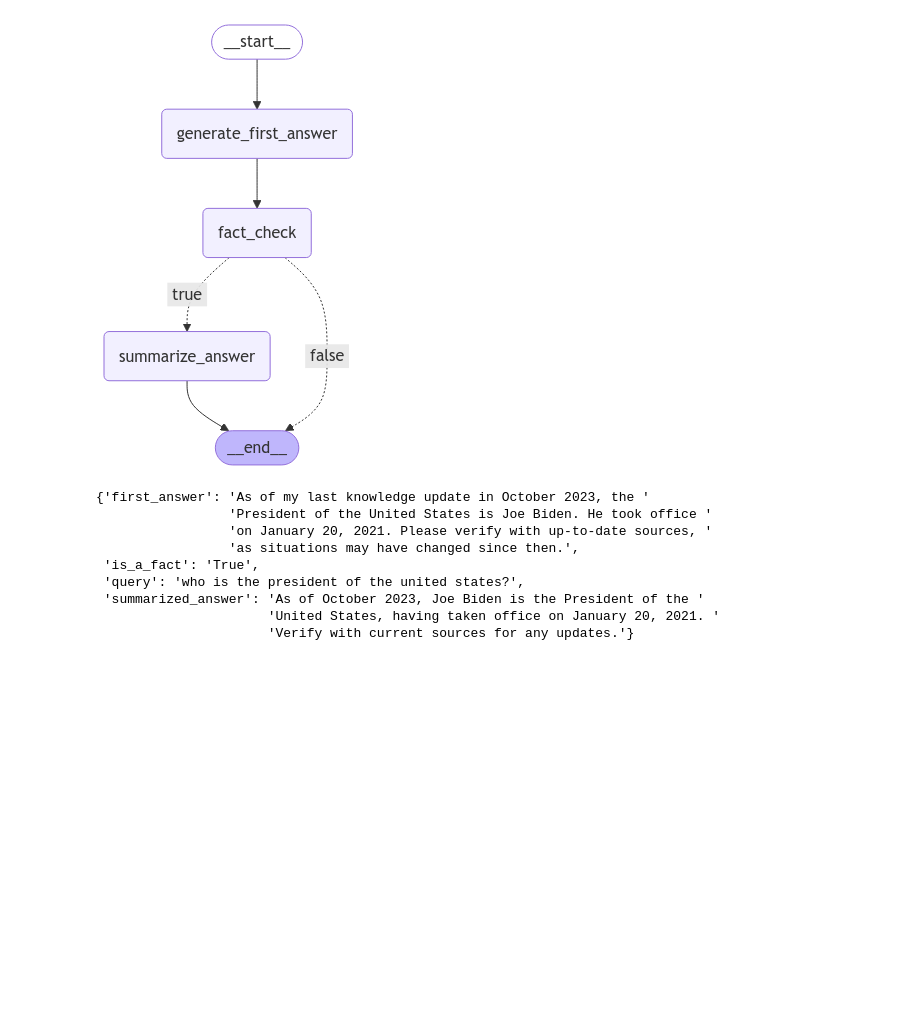
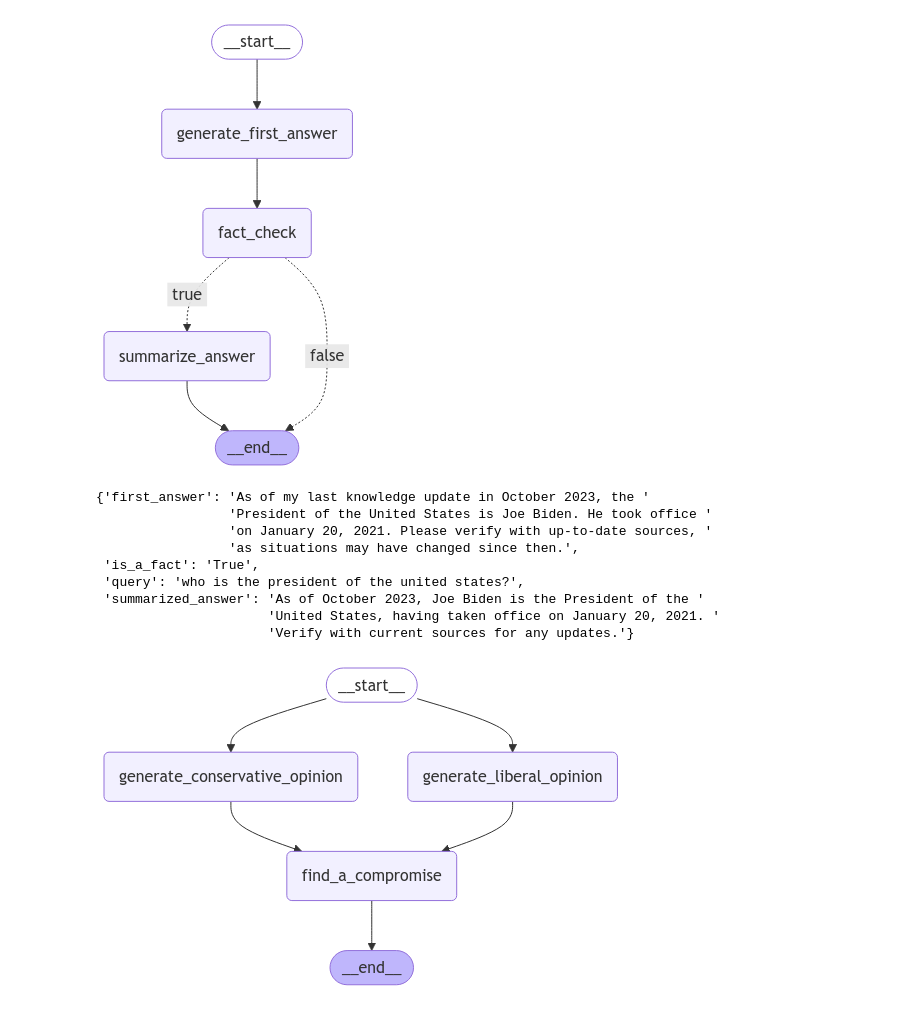
Before and after one commit to yoichiojima-2/llm-experiments, a Jupyter notebook: notebooks/experiments.ipynb, the cells around one changed output. Cells and saved outputs as stored; diff of their text form; code cells hidden in the pictures; blank space fills up the shorter version.

```diff
--- a/notebooks/experiments.ipynb
+++ b/notebooks/experiments.ipynb
@@ -66,3 +67,9 @@ pprint(chain.invoke({"query": "who is the president of the united states?"}))
  'summarized_answer': 'As of October 2023, Joe Biden is the President of the '
                       'United States, having taken office on January 20, 2021. '
                       'Verify with current sources for any updates.'}
+# %%
+class State(t.TypedDict):
+    topic: str
+    liberal_opinion: str
+    conservative_opinion: str
+    compromised_opinion: str
@@ -68,0 +127,5 @@ pprint(chain.invoke({"query": "who is the president of the united states?"}))
+# %%
+from IPython.display import display
+display(Image(chain.get_graph().draw_mermaid_png()))
+# %% [output]
+[figure, added]
```
Also changed, not shown: parts of 3 cells of this notebook.
